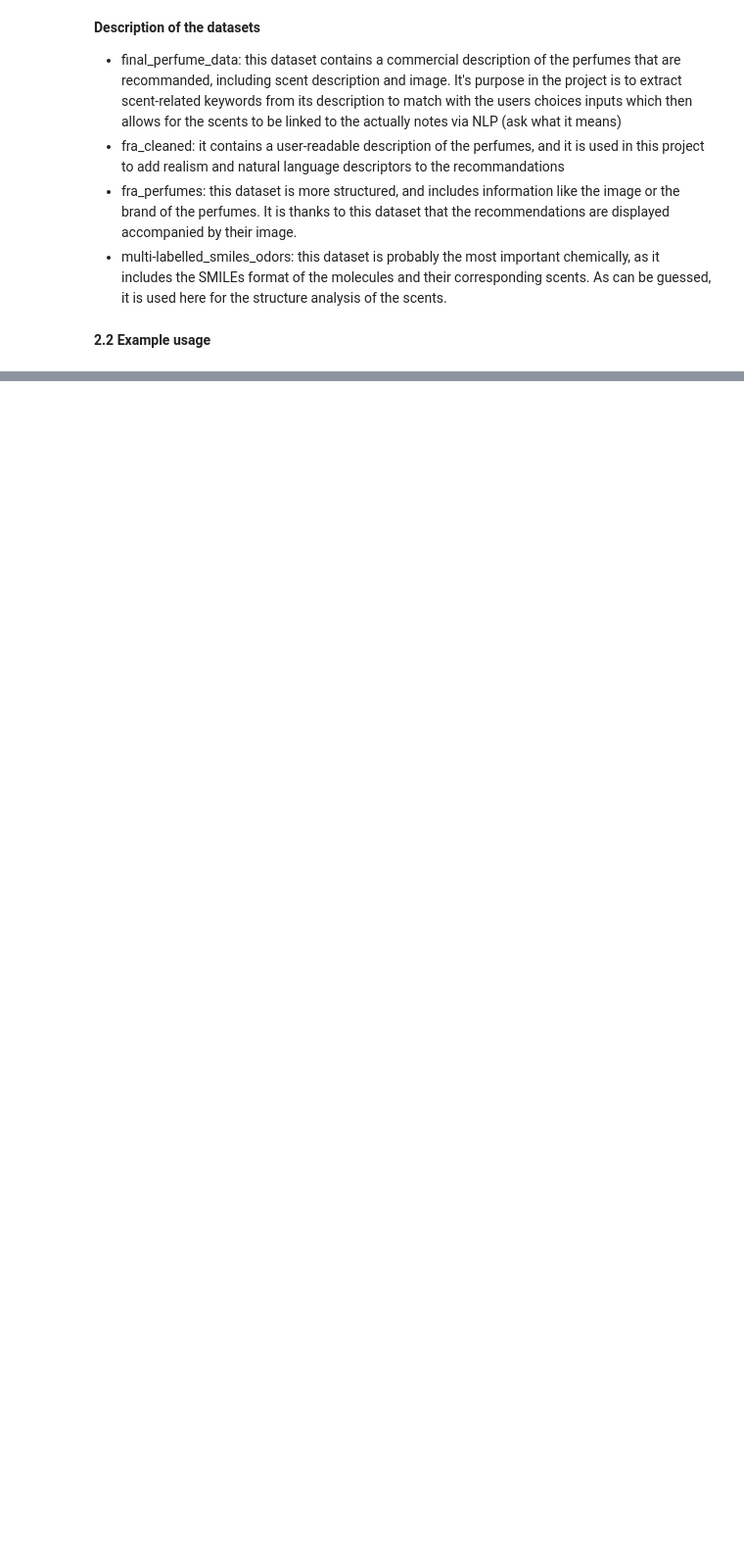
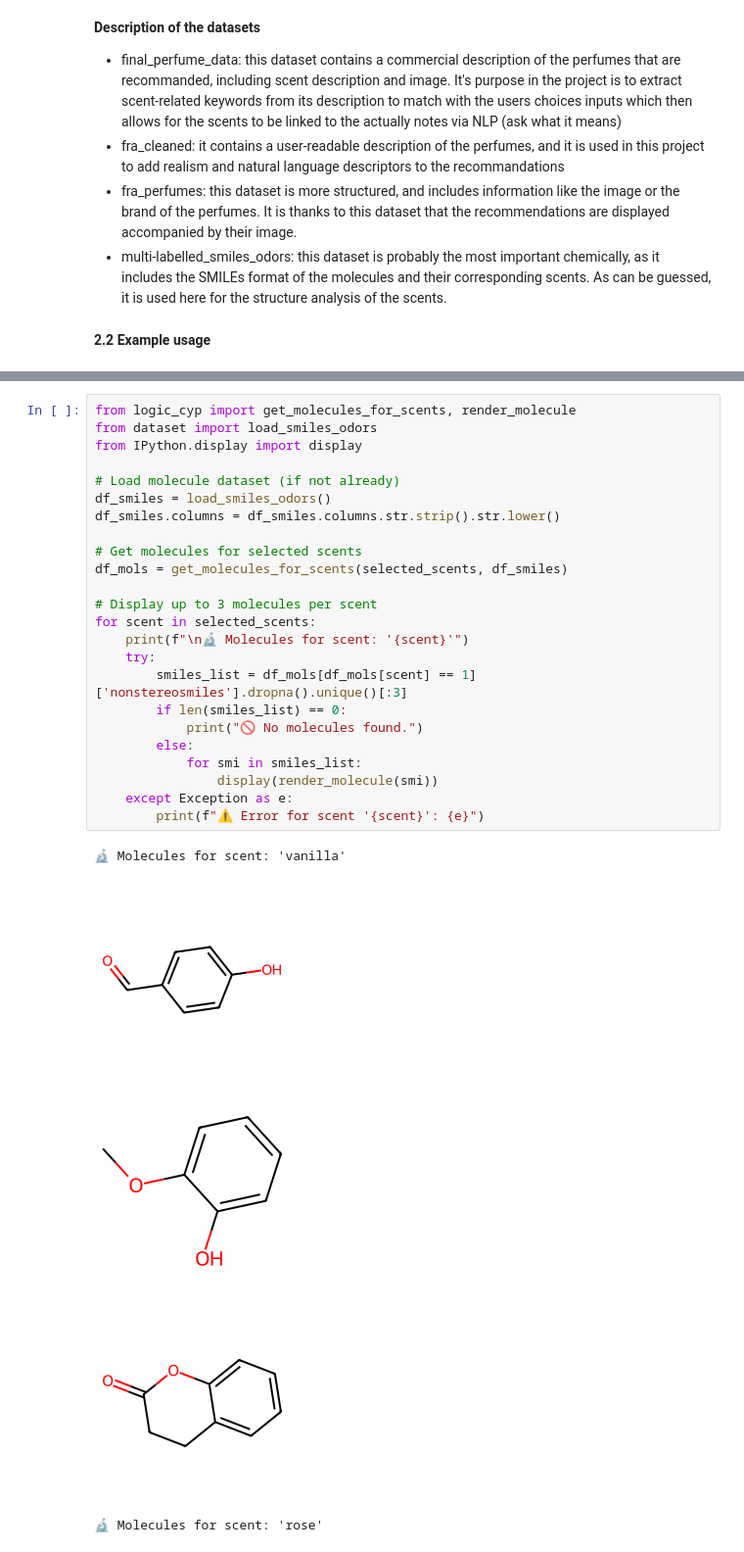
Before and after one commit to marieblcq/chooseyourperfume, a Jupyter notebook: notebooks/project_report.ipynb, the cells around one changed output, grey strips where cells are left out. Shown: that part at 98% size. Saved outputs shown, nothing was run; the diff lists cells and outputs as text; blank space fills up the shorter version.

```diff
--- a/notebooks/project_report.ipynb
+++ b/notebooks/project_report.ipynb
@@ -74,0 +256,30 @@ Specifically in this project, four datasets were used, each with its own purpose
+# %%
+from logic_cyp import get_molecules_for_scents, render_molecule
+from dataset import load_smiles_odors
+from IPython.display import display
+
+# Load molecule dataset (if not already)
+df_smiles = load_smiles_odors()
+df_smiles.columns = df_smiles.columns.str.strip().str.lower()
+
+# Get molecules for selected scents
+df_mols = get_molecules_for_scents(selected_scents, df_smiles)
+
+# Display up to 3 molecules per scent
+for scent in selected_scents:
+    print(f"\n🔬 Molecules for scent: '{scent}'")
+    try:
+        smiles_list = df_mols[df_mols[scent] == 1]['nonstereosmiles'].dropna().unique()[:3]
+        if len(smiles_list) == 0:
+            print("🚫 No molecules found.")
+        else:
+            for smi in smiles_list:
+                display(render_molecule(smi))
+    except Exception as e:
+        print(f"⚠️ Error for scent '{scent}': {e}")
+# %% [output]
+🔬 Molecules for scent: 'vanilla'
+[figure, added]
+[figure, added]
+[figure, added]
+🔬 Molecules for scent: 'rose'
```
Also changed, not shown: parts of 20 cells of this notebook, 2 other files.
